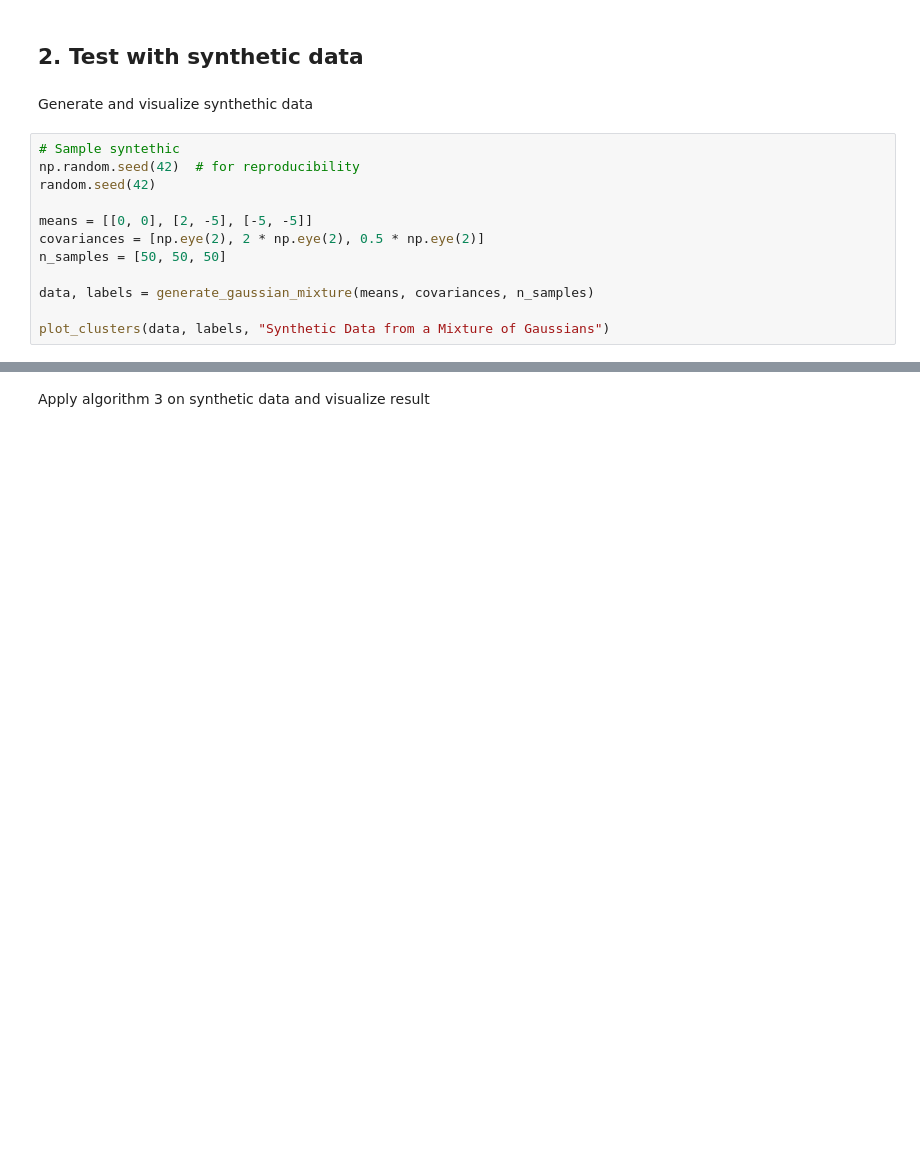
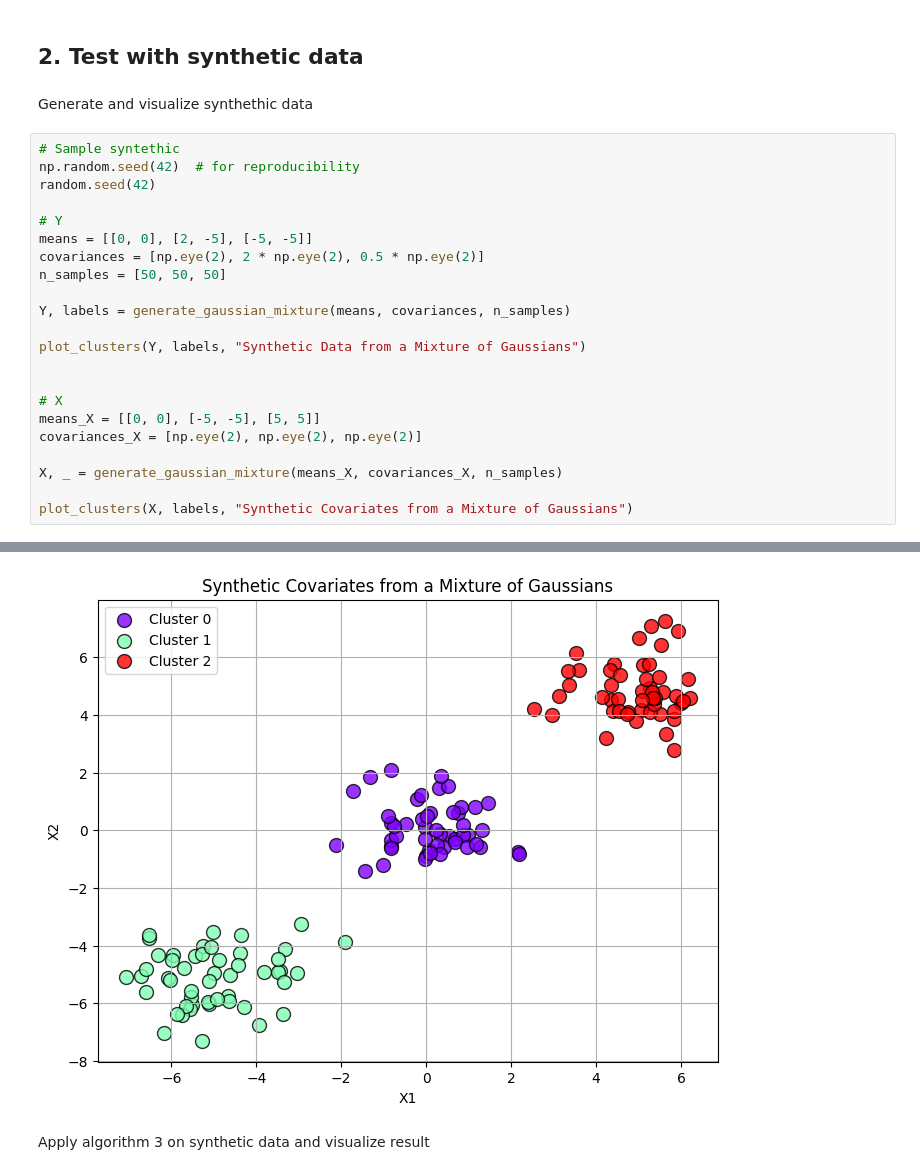
Before and after one commit to Samuele-Caccavelli/bayesian_statistics_project, a Jupyter notebook: notebooks/jupyter/neal_algorithm3.ipynb, the cells around one changed output, grey strips where cells are left out. Cells and saved outputs as stored; diff of their text form; blank space fills up the shorter version.

```diff
--- a/notebooks/jupyter/neal_algorithm3.ipynb
+++ b/notebooks/jupyter/neal_algorithm3.ipynb
@@ -47,17 +47,28 @@ Generate and visualize synthethic data
 # %%
 # Sample syntethic
 np.random.seed(42)  # for reproducibility
 random.seed(42)
 
+# Y
 means = [[0, 0], [2, -5], [-5, -5]]
 covariances = [np.eye(2), 2 * np.eye(2), 0.5 * np.eye(2)]
 n_samples = [50, 50, 50]
 
-data, labels = generate_gaussian_mixture(means, covariances, n_samples)
+Y, labels = generate_gaussian_mixture(means, covariances, n_samples)
 
-plot_clusters(data, labels, "Synthetic Data from a Mixture of Gaussians")
+plot_clusters(Y, labels, "Synthetic Data from a Mixture of Gaussians")
+
+
+# X
+means_X = [[0, 0], [-5, -5], [5, 5]]
+covariances_X = [np.eye(2), np.eye(2), np.eye(2)]
+
+X, _ = generate_gaussian_mixture(means_X, covariances_X, n_samples)
+
+plot_clusters(X, labels, "Synthetic Covariates from a Mixture of Gaussians")
 # %% [output]
 [figure]
+[figure, added]
 # %% [markdown]
 Apply algorithm 3 on synthetic data and visualize result
 # %%
```
Also changed, not shown: parts of 4 cells of this notebook, 3 other files.
